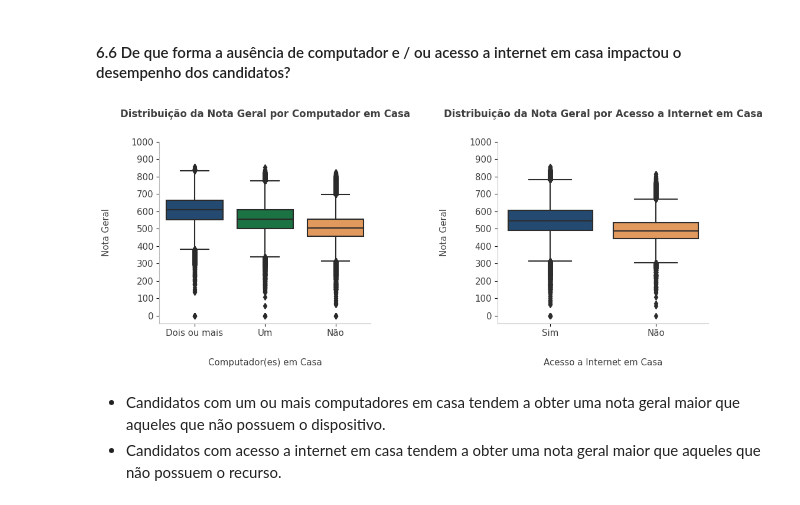
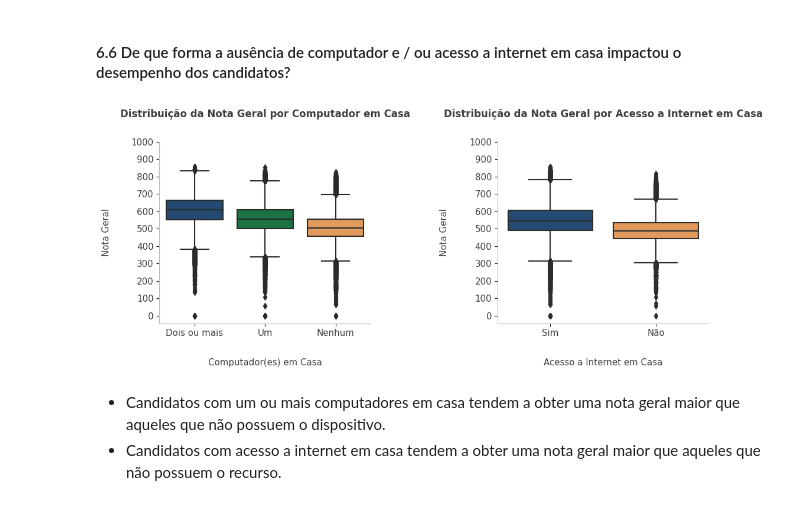
Before and after one commit to allmeidaapedro/Enem-Analysis, a Jupyter notebook: eda.ipynb, the cells around one changed output. Saved outputs shown, nothing was run; the diff lists cells and outputs as text; code cells hidden in the pictures.

```diff
--- a/eda.ipynb
+++ b/eda.ipynb
@@ -1128,35 +1139,35 @@ ax.invert_yaxis()
 fig, ax = plt.subplots(1, 2, figsize=(12, 4))
 plt.subplots_adjust(wspace=0.6, hspace=0.8)  # Adjust the width and height space between subplots
 
 # Plotting and customizing.
 color_palette_1 = {'Dois ou mais': AZUL1, 'Não': LARANJA1, 'Um': VERDE1}
 order_1 = ['Dois ou mais', 'Um', 'Não']
 sns.boxplot(data=df, x='possui_computador_em_casa', y='nota_media', ax=ax[0], palette=color_palette_1, order=order_1)
 ax[0].set_title('Distribuição da Nota Geral por Computador em Casa', color=CINZA2, fontweight='bold', fontsize=12, pad=30)
-ax[0].set_xticks(ticks=range(3), labels=['Dois ou mais', 'Um', 'Não'], color=CINZA2, fontsize=10.8)
+ax[0].set_xticks(ticks=range(3), labels=['Dois ou mais', 'Um', 'Nenhum'], color=CINZA2, fontsize=10.8)
 ax[0].set_xlabel('Computador(es) em Casa', color=CINZA2, fontsize=10.8, labelpad=25)
 ax[0].set_yticks(ticks=np.arange(0, 1001, 100), labels=[x for x in range(0, 1001, 100)], color=CINZA2, fontsize=10.8)
 ax[0].set_ylabel('Nota Geral', color=CINZA2, fontsize=10.8, labelpad=25)
 ax[0].spines['top'].set_visible(False)
 ax[0].spines['right'].set_visible(False)
 ax[0].spines['left'].set_color(CINZA9)
 ax[0].spines['bottom'].set_color(CINZA9)
 
 # Plotting and customizing.
 colors_palette_2 = {'Não': LARANJA1, 'Sim': AZUL1}
 order_2 = ['Sim', 'Não']
 sns.boxplot(data=df, x='acesso_internet_em_casa', y='nota_media', ax=ax[1], palette=colors_palette_2, order=order_2)
 ax[1].set_title('Distribuição da Nota Geral por Acesso a Internet em Casa', color=CINZA2, fontweight='bold', fontsize=12, pad=30)
 ax[1].set_xticks(ticks=range(2), labels=['Sim', 'Não'], color=CINZA2, fontsize=10.8)
 ax[1].set_xlabel('Acesso a Internet em Casa', color=CINZA2, fontsize=10.8, labelpad=25)
 ax[1].set_yticks(ticks=np.arange(0, 1001, 100), labels=[x for x in range(0, 1001, 100)], color=CINZA2, fontsize=10.8)
 ax[1].set_ylabel('Nota Geral', color=CINZA2, fontsize=10.8, labelpad=25)
 ax[1].spines['top'].set_visible(False)
 ax[1].spines['right'].set_visible(False)
 ax[1].spines['left'].set_color(CINZA9)
 ax[1].spines['bottom'].set_color(CINZA9)
 # %% [output]
-[figure, old version]
+[figure, new version]
 # %% [markdown]
 - Candidatos com um ou mais computadores em casa tendem a obter uma nota geral maior que aqueles que não possuem o dispositivo.
 - Candidatos com acesso a internet em casa tendem a obter uma nota geral maior que aqueles que não possuem o recurso.
```
Also changed, not shown: parts of 40 cells of this notebook.
